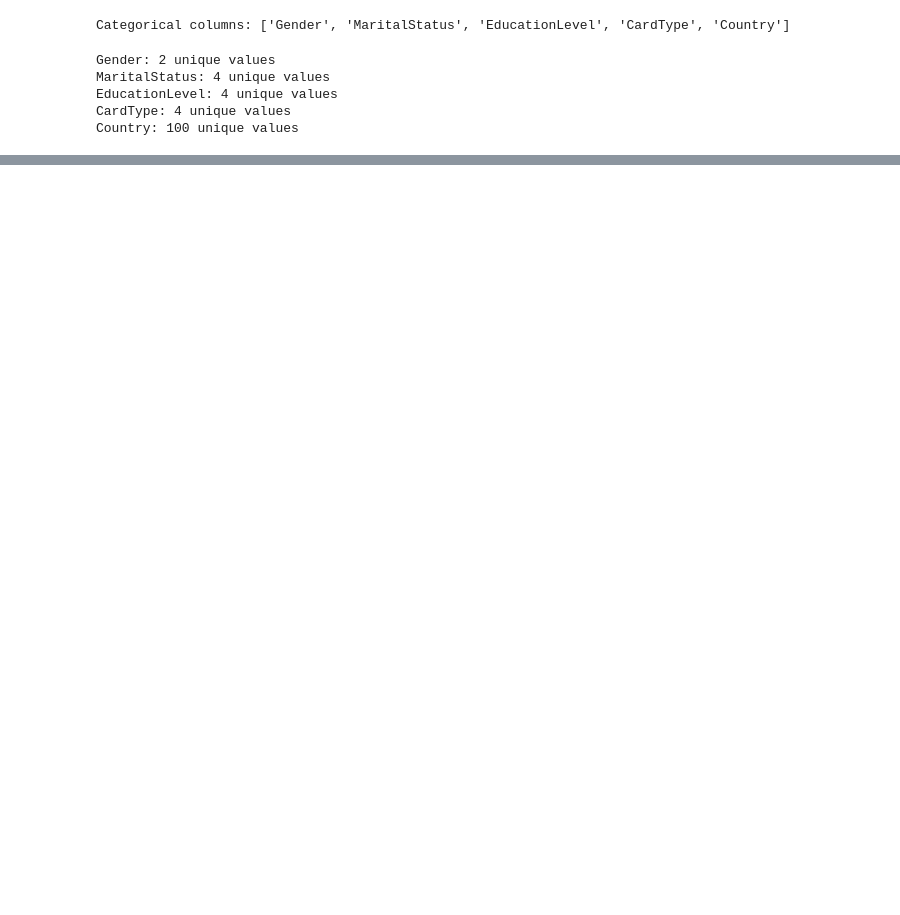
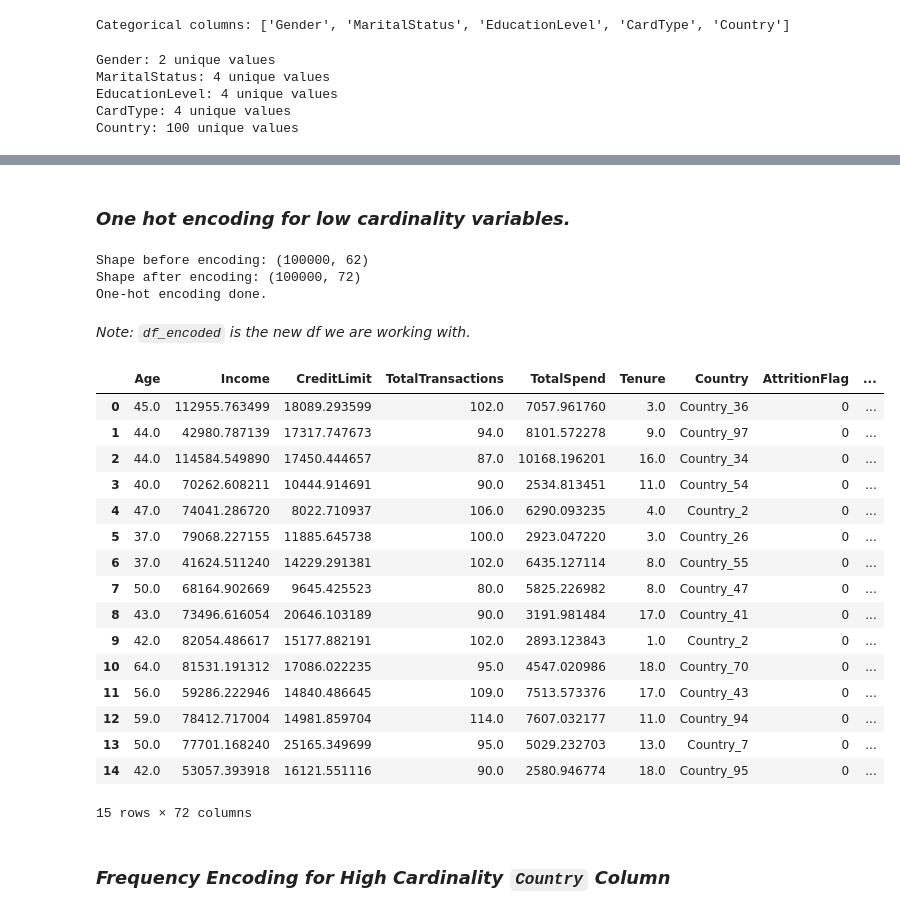
Before and after one commit to shrimpeu/Churn-Prediction-for-Credit-Card-Holders-Using-Predictive-Analytics, a Jupyter notebook: notebooks/reports/1_Data Cleaning.ipynb, the cells around one changed output, grey strips where cells are left out. Cells and saved outputs as stored; diff of their text form; code cells hidden in the pictures; blank space fills up the shorter version.

```diff
--- a/notebooks/reports/1_Data Cleaning.ipynb
+++ b/notebooks/reports/1_Data Cleaning.ipynb
@@ -414,0 +425,7 @@ Country: 100 unique values
+# %%
+pd.set_option('display.max_rows', None)
+
+for col in categorical_cols:
+    print(f"Distribution of {col}:")
+    print(df[col].value_counts())
+    print("-" * 40)
@@ -414,0 +450,43 @@ Country: 100 unique values
+# %% [markdown]
+### *One hot encoding for low cardinality variables.*
+# %%
+import pandas as pd
+
+# Columns to one-hot encode
+low_cardinality_cols = ["Gender", "MaritalStatus", "EducationLevel", "CardType"]
+
+# One-hot encode
+df_encoded = pd.get_dummies(df, columns=low_cardinality_cols, drop_first=False)
+
+print("Shape before encoding:", df.shape)
+print("Shape after encoding:", df_encoded.shape)
+
+print("One-hot encoding done.")
+# %% [output]
+Shape before encoding: (100000, 62)
+Shape after encoding: (100000, 72)
+One-hot encoding done.
+# %% [markdown]
+*Note: `df_encoded` is the new df we are working with.*
+# %%
+df_encoded.head(15)
+# %% [output]
+|  | Age | Income | CreditLimit | TotalTransactions | TotalSpend | Tenure | Country | AttritionFlag | ... |
+| 0 | 45.0 | 112955.763499 | 18089.293599 | 102.0 | 7057.961760 | 3.0 | Country_36 | 0 | ... |
+| 1 | 44.0 | 42980.787139 | 17317.747673 | 94.0 | 8101.572278 | 9.0 | Country_97 | 0 | ... |
+| 2 | 44.0 | 114584.549890 | 17450.444657 | 87.0 | 10168.196201 | 16.0 | Country_34 | 0 | ... |
+| 3 | 40.0 | 70262.608211 | 10444.914691 | 90.0 | 2534.813451 | 11.0 | Country_54 | 0 | ... |
+| 4 | 47.0 | 74041.286720 | 8022.710937 | 106.0 | 6290.093235 | 4.0 | Country_2 | 0 | ... |
+| 5 | 37.0 | 79068.227155 | 11885.645738 | 100.0 | 2923.047220 | 3.0 | Country_26 | 0 | ... |
+| 6 | 37.0 | 41624.511240 | 14229.291381 | 102.0 | 6435.127114 | 8.0 | Country_55 | 0 | ... |
+| 7 | 50.0 | 68164.902669 | 9645.425523 | 80.0 | 5825.226982 | 8.0 | Country_47 | 0 | ... |
+| 8 | 43.0 | 73496.616054 | 20646.103189 | 90.0 | 3191.981484 | 17.0 | Country_41 | 0 | ... |
+| 9 | 42.0 | 82054.486617 | 15177.882191 | 102.0 | 2893.123843 | 1.0 | Country_2 | 0 | ... |
+| 10 | 64.0 | 81531.191312 | 17086.022235 | 95.0 | 4547.020986 | 18.0 | Country_70 | 0 | ... |
+| 11 | 56.0 | 59286.222946 | 14840.486645 | 109.0 | 7513.573376 | 17.0 | Country_43 | 0 | ... |
+| 12 | 59.0 | 78412.717004 | 14981.859704 | 114.0 | 7607.032177 | 11.0 | Country_94 | 0 | ... |
+| 13 | 50.0 | 77701.168240 | 25165.349699 | 95.0 | 5029.232703 | 13.0 | Country_7 | 0 | ... |
+| 14 | 42.0 | 53057.393918 | 16121.551116 | 90.0 | 2580.946774 | 18.0 | Country_95 | 0 | ... |
+15 rows × 72 columns
+# %% [markdown]
+### *Frequency Encoding for High Cardinality `Country` Column*
```
Also changed, not shown: parts of 35 cells of this notebook, 1 other file.
